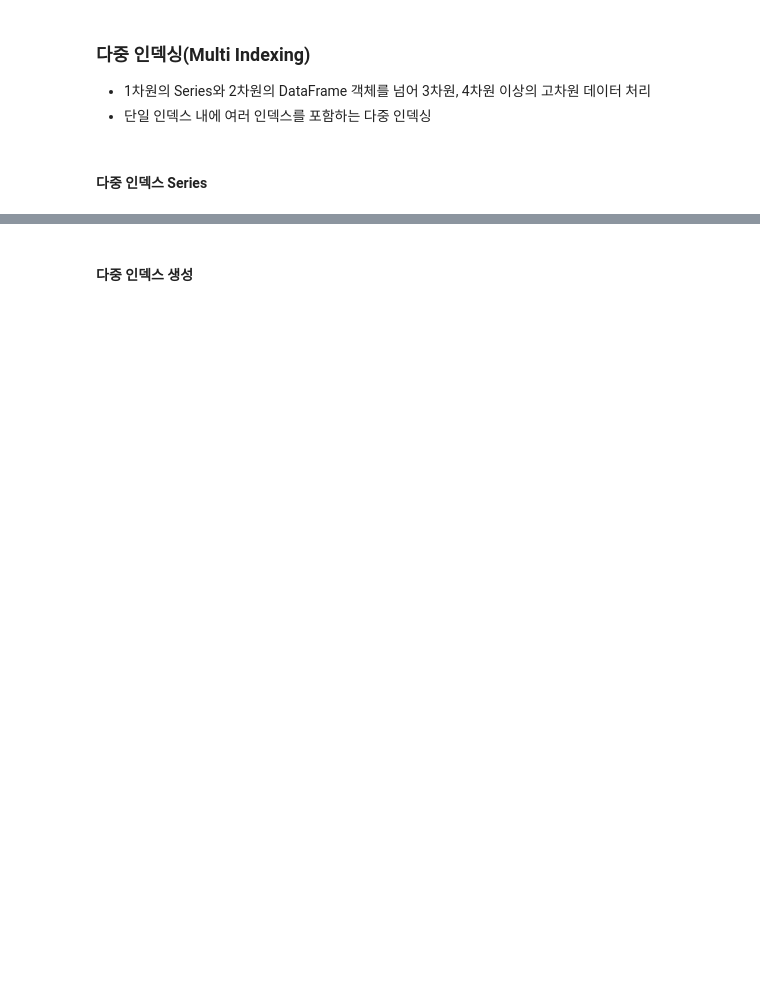
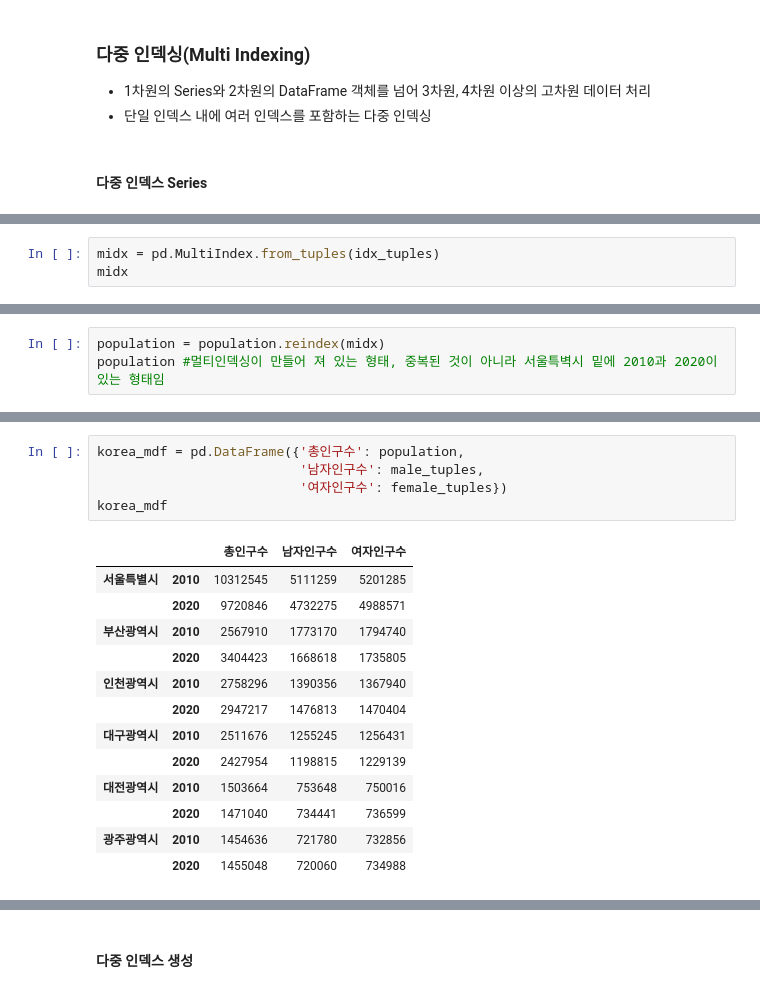
Before and after one commit to mkbahk/PandasLearning, a Jupyter notebook: _Pandas_한번에_제대로_배우기.ipynb, the cells around one changed output, grey strips where cells are left out. Saved outputs shown, nothing was run; the diff lists cells and outputs as text; blank space fills up the shorter version.

```diff
--- a/_Pandas_한번에_제대로_배우기.ipynb
+++ b/_Pandas_한번에_제대로_배우기.ipynb
@@ -657,0 +719,3 @@ korea_df.iloc[:3, :2] #3행, 2열
+# %%
+midx = pd.MultiIndex.from_tuples(idx_tuples)
+midx
@@ -657,0 +736,3 @@ korea_df.iloc[:3, :2] #3행, 2열
+# %%
+population = population.reindex(midx)
+population #멀티인덱싱이 만들어 져 있는 형태, 중복된 것이 아니라 서울특벽시 밑에 2010과 2020이 있는 형태임
@@ -657,0 +856,19 @@ korea_df.iloc[:3, :2] #3행, 2열
+# %%
+korea_mdf = pd.DataFrame({'총인구수': population,
+                          '남자인구수': male_tuples,
+                          '여자인구수': female_tuples})
+korea_mdf
+# %% [output]
+|  |  | 총인구수 | 남자인구수 | 여자인구수 |
+| 서울특별시 | 2010 | 10312545 | 5111259 | 5201285 |
+|  | 2020 | 9720846 | 4732275 | 4988571 |
+| 부산광역시 | 2010 | 2567910 | 1773170 | 1794740 |
+|  | 2020 | 3404423 | 1668618 | 1735805 |
+| 인천광역시 | 2010 | 2758296 | 1390356 | 1367940 |
+|  | 2020 | 2947217 | 1476813 | 1470404 |
+| 대구광역시 | 2010 | 2511676 | 1255245 | 1256431 |
+|  | 2020 | 2427954 | 1198815 | 1229139 |
+| 대전광역시 | 2010 | 1503664 | 753648 | 750016 |
+|  | 2020 | 1471040 | 734441 | 736599 |
+| 광주광역시 | 2010 | 1454636 | 721780 | 732856 |
+|  | 2020 | 1455048 | 720060 | 734988 |
```
Also changed, not shown: parts of 27 cells of this notebook.
